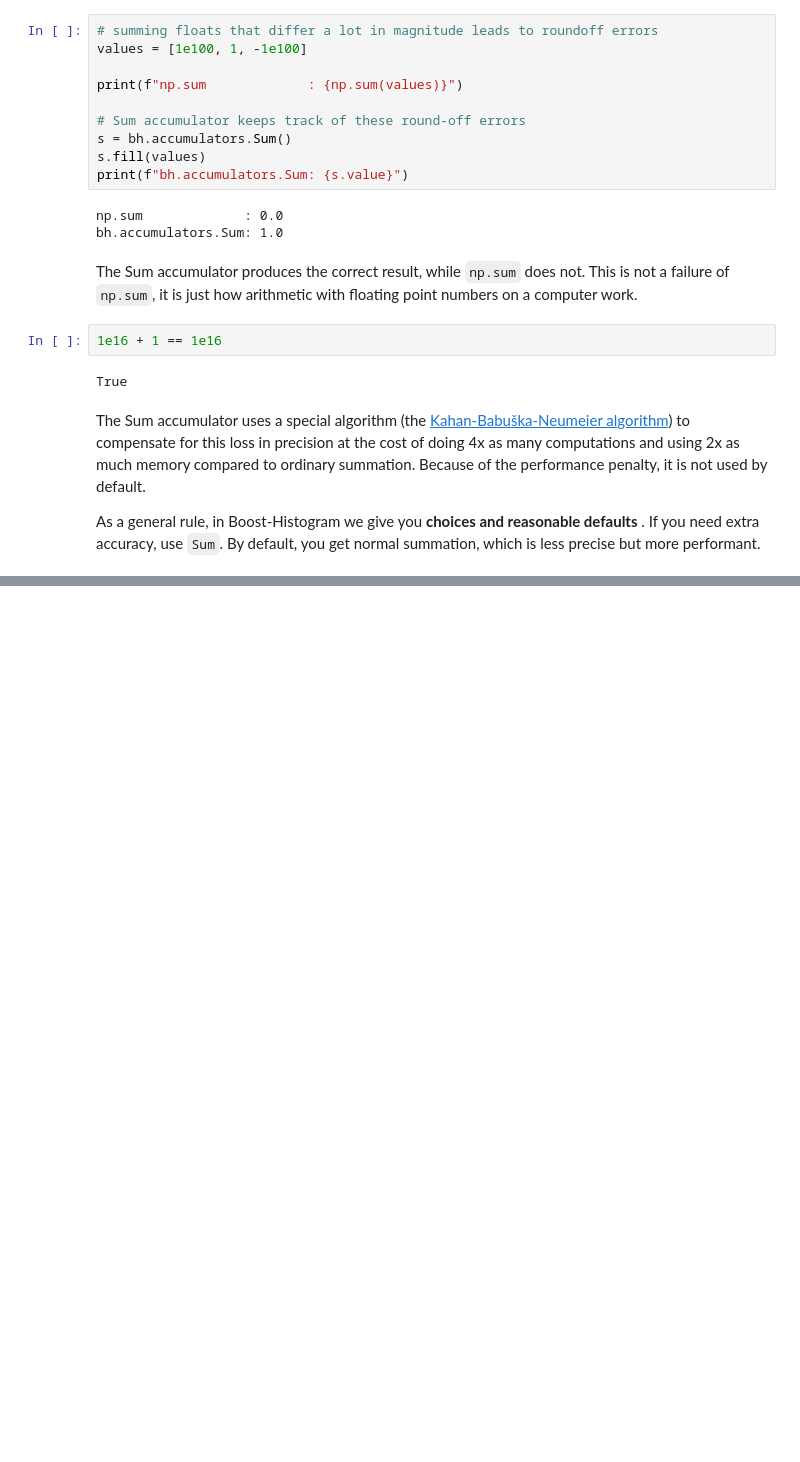
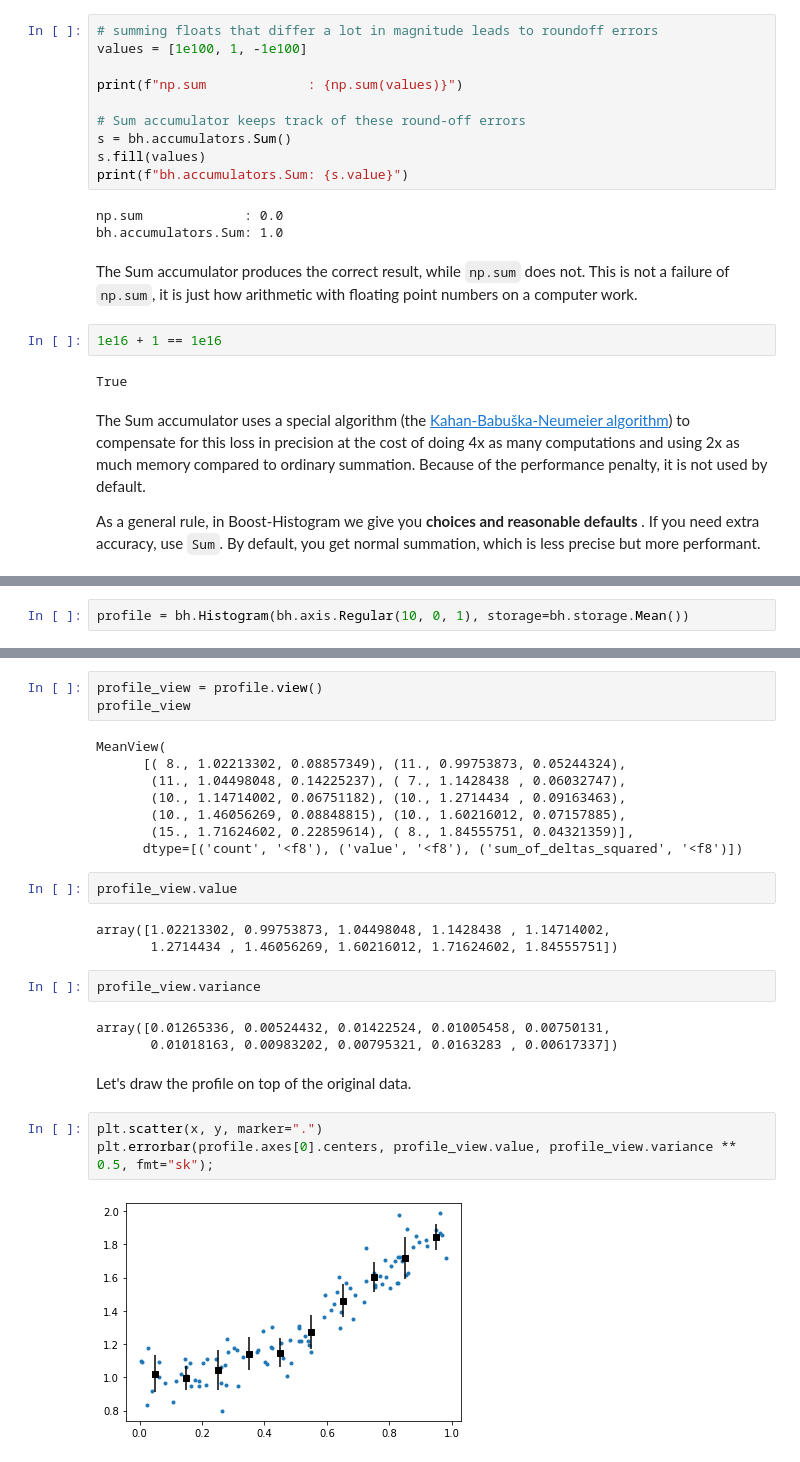
Before and after one commit to henryiii/bh-talk-pyhep-2020, a Jupyter notebook: Part2.ipynb, the cells around one changed output, grey strips where cells are left out. Cells and saved outputs as stored; diff of their text form; blank space fills up the shorter version.

```diff
--- a/Part2.ipynb
+++ b/Part2.ipynb
@@ -138,0 +187,2 @@ plothist(hist9);
+# %%
+profile = bh.Histogram(bh.axis.Regular(10, 0, 1), storage=bh.storage.Mean())
@@ -138,0 +212,28 @@ plothist(hist9);
+# %%
+profile_view = profile.view()
+profile_view
+# %% [output]
+MeanView(
+      [( 8., 1.02213302, 0.08857349), (11., 0.99753873, 0.05244324),
+       (11., 1.04498048, 0.14225237), ( 7., 1.1428438 , 0.06032747),
+       (10., 1.14714002, 0.06751182), (10., 1.2714434 , 0.09163463),
+       (10., 1.46056269, 0.08848815), (10., 1.60216012, 0.07157885),
+       (15., 1.71624602, 0.22859614), ( 8., 1.84555751, 0.04321359)],
+      dtype=[('count', '<f8'), ('value', '<f8'), ('sum_of_deltas_squared', '<f8')])
+# %%
+profile_view.value
+# %% [output]
+array([1.02213302, 0.99753873, 1.04498048, 1.1428438 , 1.14714002,
+       1.2714434 , 1.46056269, 1.60216012, 1.71624602, 1.84555751])
+# %%
+profile_view.variance
+# %% [output]
+array([0.01265336, 0.00524432, 0.01422524, 0.01005458, 0.00750131,
+       0.01018163, 0.00983202, 0.00795321, 0.0163283 , 0.00617337])
+# %% [markdown]
+Let's draw the profile on top of the original data.
+# %%
+plt.scatter(x, y, marker=".")
+plt.errorbar(profile.axes[0].centers, profile_view.value, profile_view.variance ** 0.5, fmt="sk");
+# %% [output]
+[figure, added]
```
Also changed, not shown: parts of 58 cells of this notebook, 2 other files.
